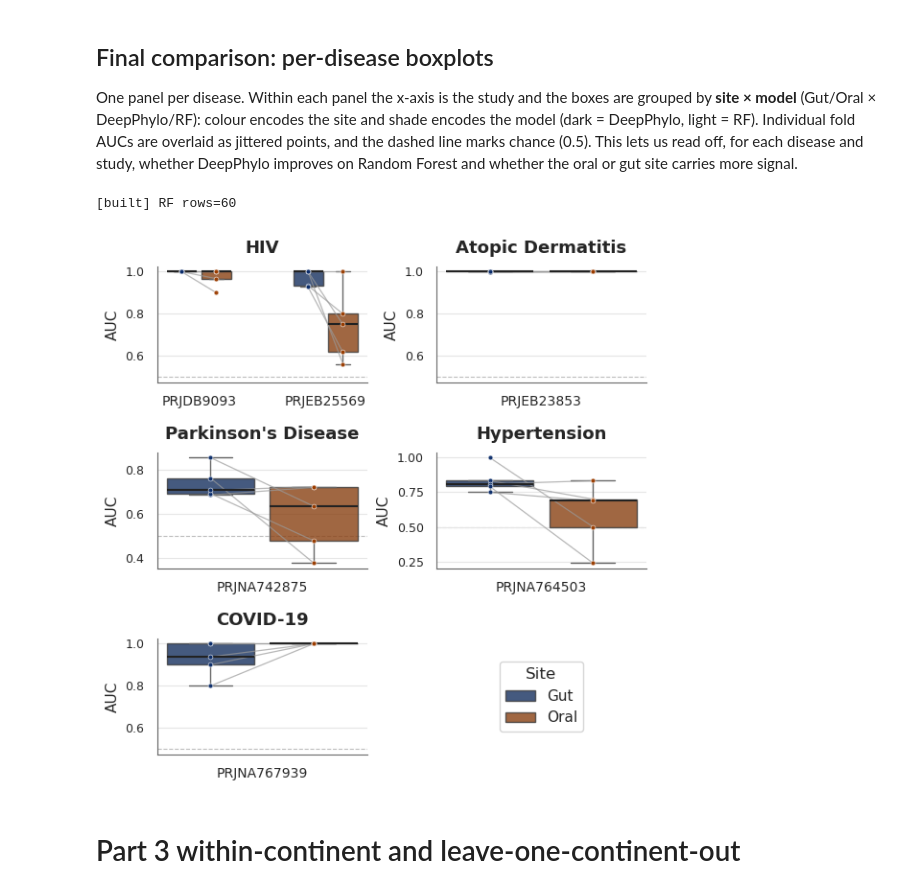
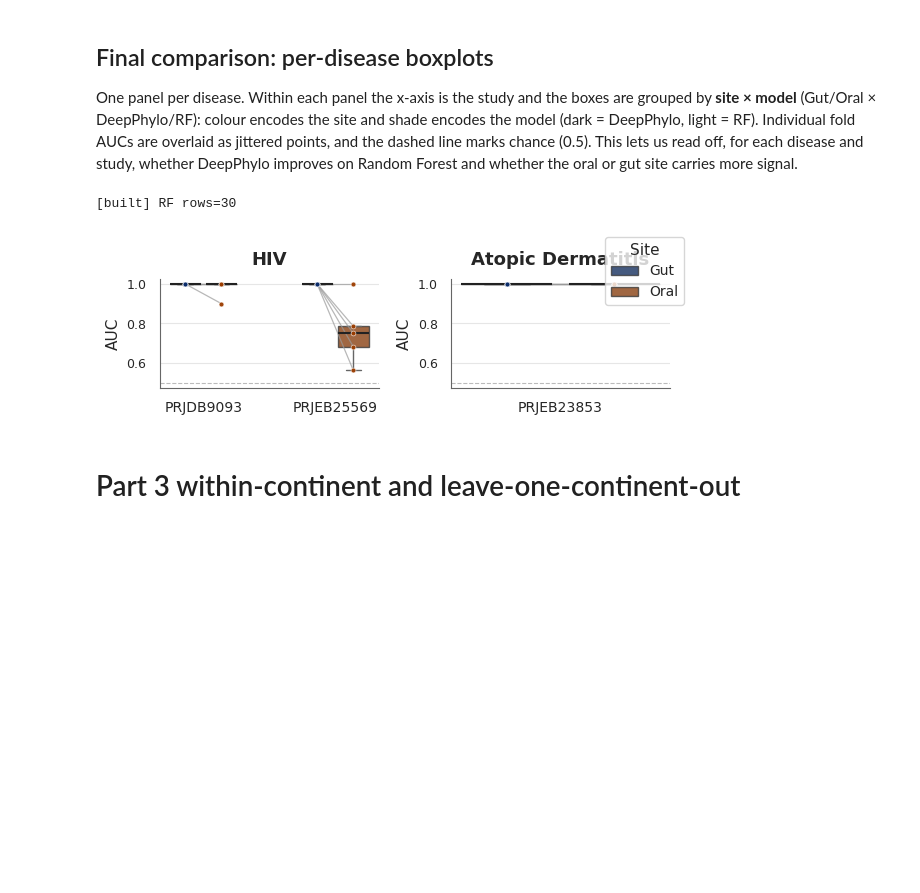
Before and after one commit to xu-research-lab/global-oral-microbiome, a Jupyter notebook: disease_classification/disease_predict.ipynb, the cells around one changed output. Saved outputs shown, nothing was run; the diff lists cells and outputs as text; code cells hidden in the pictures; blank space fills up the shorter version.

```diff
--- a/disease_classification/disease_predict.ipynb
+++ b/disease_classification/disease_predict.ipynb
@@ -223,14 +231,15 @@ We load the oral `.biom` OTU table and its metadata, then apply standard microbi
 - remove any now-empty rows/columns and re-sync the metadata to the surviving samples.
 # %%
 table = biom.load_table("../../data/metadata-and-biom-v2-qc/biom_oral_qc_dedup.biom")
+table = aggregate_to_genus(table)
 metadata = pd.read_csv("../../data/metadata-and-biom-v2-qc/metadata_oral_qc_dedup.tsv", sep="\t", low_memory=False)
 sid = metadata.sample_id.values
 table.filter(sid, axis="sample")
 table.remove_empty()
-fid = table.ids(axis="observation")
-prevalence = table.nonzero_counts(axis="observation")
-table = table.filter(fid[prevalence > 50], axis='observation', inplace=False)
-table.remove_empty()
+# fid = table.ids(axis="observation")
+# prevalence = table.nonzero_counts(axis="observation")
+# table = table.filter(fid[prevalence > 50], axis='observation', inplace=False)
+# table.remove_empty()
 sid_reads = table.sum(axis="sample")
 sid = table.ids(axis="sample")
 table = table.filter(sid[sid_reads > 1000], axis='sample', inplace=False)
@@ -835,14 +743,15 @@ We load the paired `.biom` table and metadata and apply the same QC as before (d
 drop low-depth samples, re-sync metadata), then remove samples with missing or `"Other"` labels.
 # %%
 table = biom.load_table("../../data/oral-gut-pair-v2-qc/biom_oral_gut_pair_v2_qc.biom")
+table = aggregate_to_genus(table)
 metadata = pd.read_csv("../../data/oral-gut-pair-v2-qc/metadata_oral_gut_pair_v2_merge_qc.csv", low_memory=False)
 sid = metadata.sample_id.values
 table.filter(sid, axis="sample")
 table.remove_empty()
-fid = table.ids(axis="observation")
-prevalence = table.nonzero_counts(axis="observation")
-table = table.filter(fid[prevalence > 50], axis='observation', inplace=False)
-table.remove_empty()
+# fid = table.ids(axis="observation")
+# prevalence = table.nonzero_counts(axis="observation")
+# table = table.filter(fid[prevalence > 50], axis='observation', inplace=False)
+# table.remove_empty()
 sid_reads = table.sum(axis="sample")
 sid = table.ids(axis="sample")
 table = table.filter(sid[sid_reads > 1000], axis='sample', inplace=False)
@@ -910,6 +816,7 @@ run_fold = []
 for i in project_id:
     if md_summary.loc[i].shape[0] != 4:
         continue
+    print(i)
     for site in ["Gut", "Oral"]:
         metadata_pick = metadata.loc[metadata.pair_bioproject == i].copy()
         metadata_pick = metadata_pick.loc[metadata_pick.site_group_cleaned == site].copy()
@@ -930,7 +837,6 @@ for i in project_id:
         table_pick.norm(axis='sample')
         if table_pick.shape[1] == 0:
             continue
-        # generate_normalize_tree(table_pick, f"data/phylogeny_normalize_five_fold_{site.replace(' ', '_')}_{i}.nwk")
         sid = table_pick.ids(axis="sample")
 
         skf = StratifiedKFold(n_splits=N_SPLITS, shuffle=True, random_state=42)
@@ -949,8 +855,8 @@ for i in project_id:
 
             print(f"train table: {train_biom.shape}, test table: {test_biom.shape}")
 
-            with biom.util.biom_open(f"data/five_fold_train_{site.replace(' ', '_')}_{i}_{fold}.biom", 'w') as f:
+            with biom.util.biom_open(f"data/five_fold_genus_train_{site.replace(' ', '_')}_{i}_{fold}.biom", 'w') as f:
                 train_biom.to_hdf5(f, 'example')
-            with biom.util.biom_open(f"data/five_fold_test_{site.replace(' ', '_')}_{i}_{fold}.biom", 'w') as f:
+            with biom.util.biom_open(f"data/five_fold_genus_test_{site.replace(' ', '_')}_{i}_{fold}.biom", 'w') as f:
                 test_biom.to_hdf5(f, 'example')
 # %% [output]
@@ -987,9 +893,9 @@ DeepPhylo improves on Random Forest and whether the oral or gut site carries mor
 Five-fold CV, paired Oral vs Gut samples: RF only.
 
 PART 1 builds df_all_rf in memory from the raw prediction files:
-    run_info_oral_gut.csv                      -> site / fold / study
+    run_info_oral_gut_genus.csv                      -> site / fold / study
     result/RF_results_five_fold.csv            -> RF (pred_prob)
-    meta_oral_gut.tsv                          -> TRUE case/control labels
+    meta_oral_gut_genus.tsv                          -> TRUE case/control labels
 
 One AUC is computed per (site, study, fold); the 5 folds form the box.
 PART 2 plots, per disease/study, the Gut vs Oral boxes and connects each
@@ -1010,11 +916,11 @@ from sklearn.metrics import roc_auc_score
 # =============================================================================
 
 # ------------------------------------------------------------------ CONFIG ---
-RUN_INFO   = "run_info_oral_gut.csv"        # columns: site, fold, study
+RUN_INFO   = "run_info_oral_gut_genus.csv"        # columns: site, fold, study
 RESULT_DIR = "result"
 
 # ---- Ground-truth labels ----------------------------------------------------
-META_PATH      = "meta_oral_gut.tsv"
+META_PATH      = "meta_oral_gut_genus.tsv"
 META_ID_COL     = "sample_id"        # sample id column; must match SampleID
 META_LABEL_COL  = "group"            # binary target column (case=1 / control=0)
 META_STATUS_COL = "status_cleaned"   # disease / HC label column, used for titles
@@ -1220,36 +1126,36 @@ for i, disease in enumerate(diseases):
                 ax.scatter([xo], [oral[fold]], color=palette["Oral"],
                            s=3.5 ** 2, alpha=0.95,
                            edgecolors="white", linewidths=0.4, zorder=3)
 
     ax.set_title(str(disease), pad=10)
     ax.set_xlabel(""); ax.set_ylabel("AUC")
     ax.grid(axis="x", visible=False)
     ax.axhline(0.5, color="#BBBBBB", ls="--", lw=0.8, zorder=0)
     sns.despine(ax=ax)
 
     if handles is None:
         handles, labels = ax.get_legend_handles_labels()
     if ax.get_legend() is not None:
         ax.get_legend().remove()
 
 # -- Shared legend --
 for j in range(n, len(axes)):
     axes[j].axis("off")
 
 if n < len(axes):
     axes[n].legend(handles, labels, title="Site", loc="center",
                    frameon=True, fontsize=11, title_fontsize=12, markerscale=1.3)
 else:
     fig.legend(handles, labels, title="Site", loc="upper right",
                frameon=True, fontsize=10, title_fontsize=11)
 
 fig.tight_layout()
-# plt.savefig(os.path.join(RESULT_DIR, "fivefold_oral_gut_rf_paired.png"),
+# plt.savefig(os.path.join(RESULT_DIR, "fivefold_oral_gut_rf_paired_genus.png"),
 #             dpi=200, bbox_inches="tight")
 plt.show()
 # %% [output]
-[built] RF rows=60
+[built] RF rows=30
-[figure, old version]
+[figure, new version]
 # %% [markdown]
 # Part 3 within-continent and leave-one-continent-out
 # %% [markdown]
```
Also changed, not shown: parts of 45 cells of this notebook.
